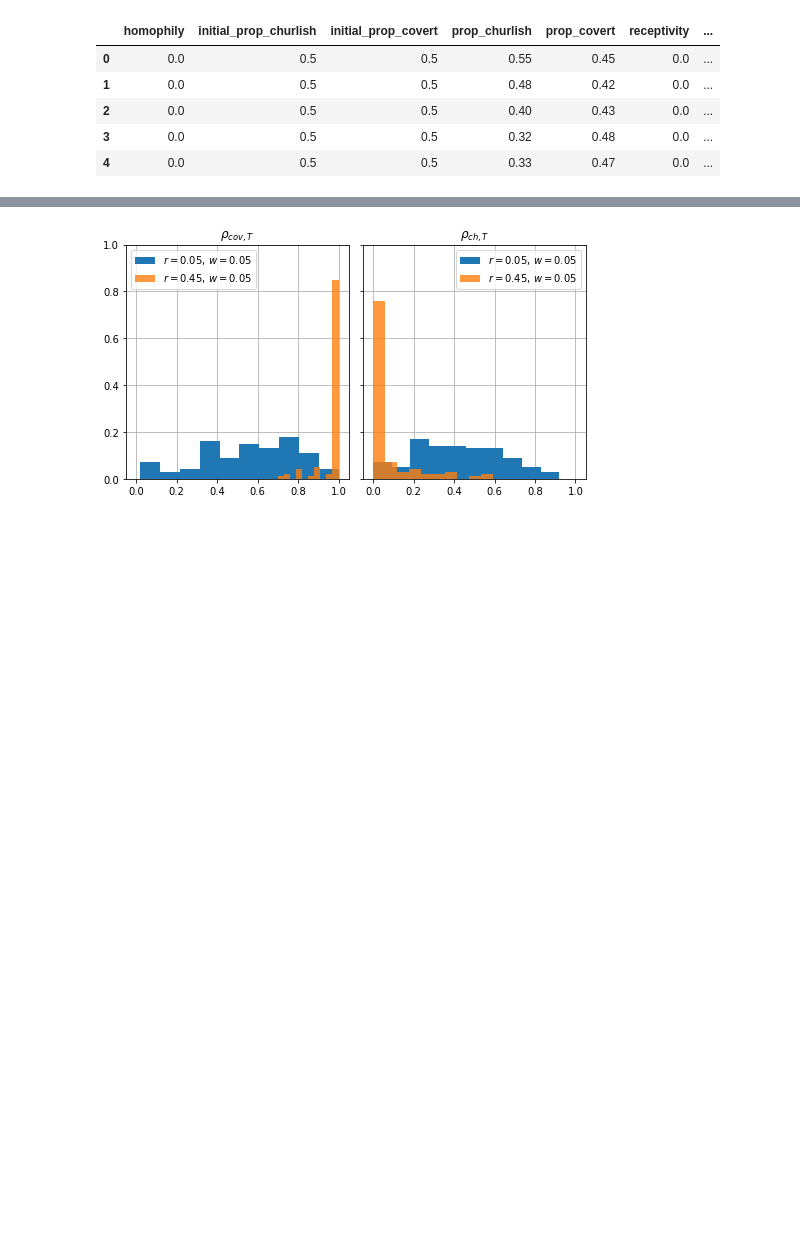
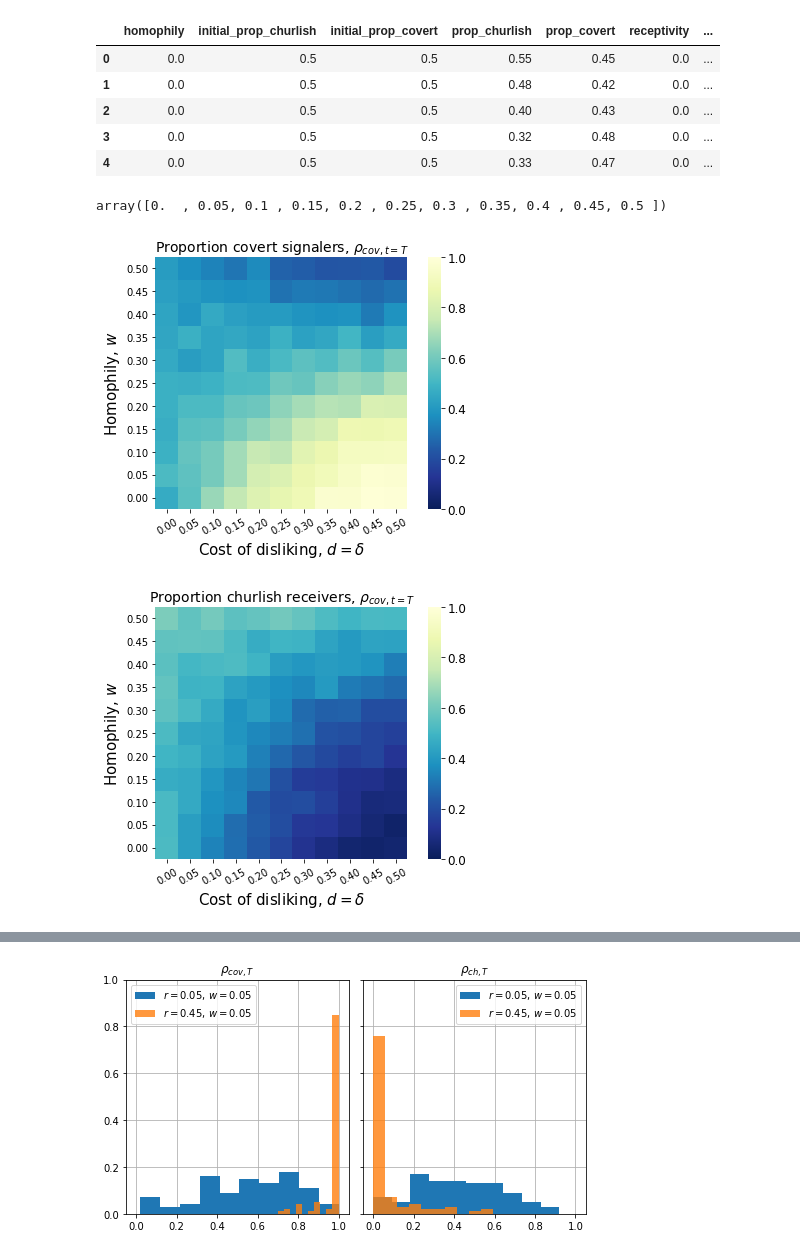
Before and after one commit to mt-digital/identity-signaling, a Jupyter notebook: Basic.ipynb, the cells around one changed output, grey strips where cells are left out. Saved outputs shown, nothing was run; the diff lists cells and outputs as text; code cells hidden in the pictures; blank space fills up the shorter version.

```diff
--- a/Basic.ipynb
+++ b/Basic.ipynb
@@ -23,3 +23,18 @@ receptivity.head()
 | 2 | 0.0 | 0.5 | 0.5 | 0.40 | 0.43 | 0.0 | ... |
 | 3 | 0.0 | 0.5 | 0.5 | 0.32 | 0.48 | 0.0 | ... |
 | 4 | 0.0 | 0.5 | 0.5 | 0.33 | 0.47 | 0.0 | ... |
+# %%
+disliking.disliking.unique()
+# %% [output]
+array([0.  , 0.05, 0.1 , 0.15, 0.2 , 0.25, 0.3 , 0.35, 0.4 , 0.45, 0.5 ])
+# %%
+heatmap(disliking, experiment='disliking')
+plt.title(r'Proportion covert signalers, $\rho_{cov,t=T}$', size=14)
+plt.savefig('reports/Figures/basic_disliking_signaling.pdf')
+
+heatmap(disliking, experiment='disliking', strategy='receiving')
+plt.title(r'Proportion churlish receivers, $\rho_{cov,t=T}$', size=14)
+plt.savefig('reports/Figures/basic_disliking_receiving.pdf')
+# %% [output]
+[figure, added]
+[figure, added]
```
Also changed, not shown: parts of 2 cells of this notebook, 11 other files.
